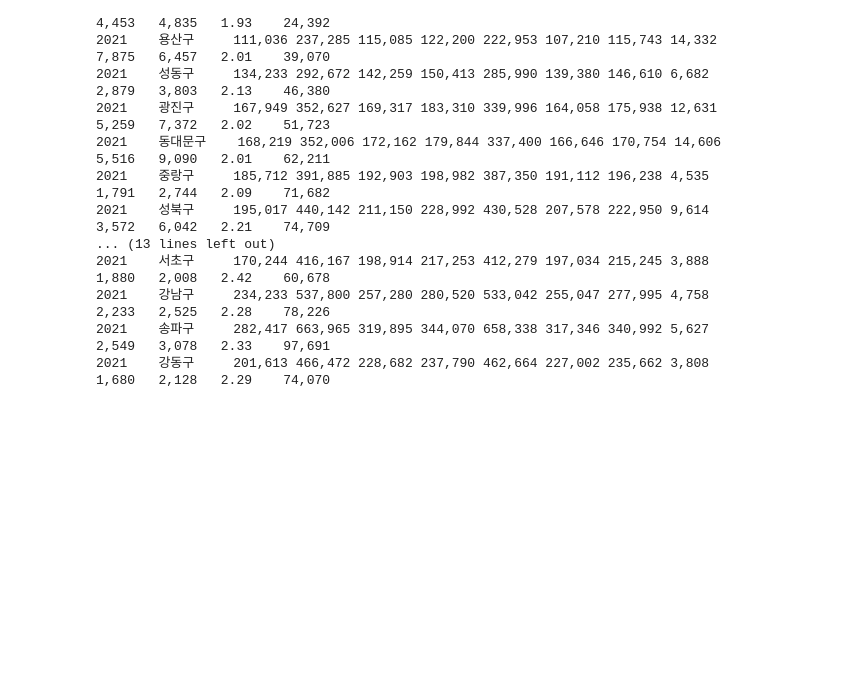
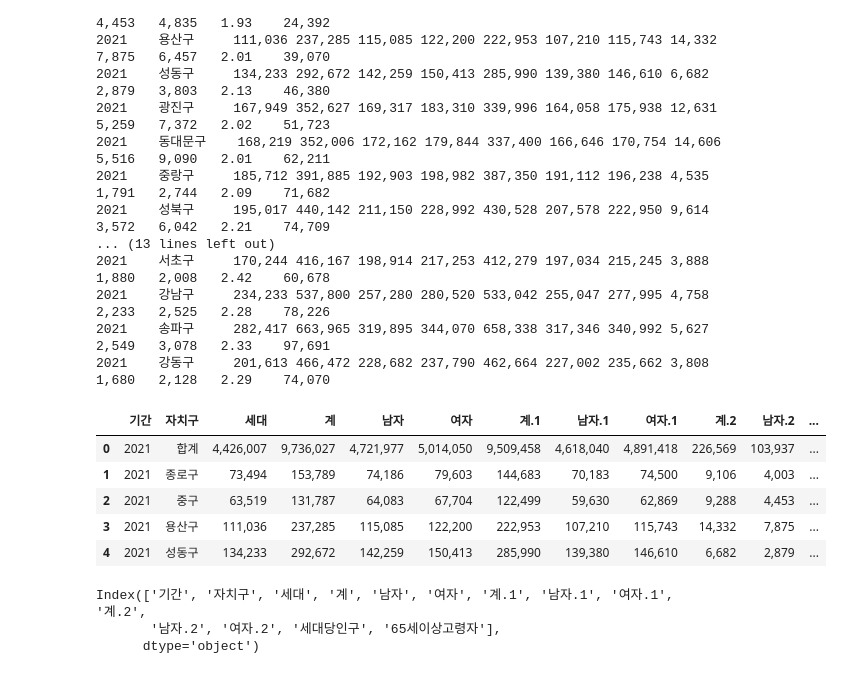
Before and after one commit to wowgang/DataAnalysis_Lecture-2023.04, a Jupyter notebook: 02.Pandas/06.zcopy.ipynb, the cells around one changed output. Cells and saved outputs as stored; diff of their text form; code cells hidden in the pictures; blank space fills up the shorter version.

```diff
--- a/02.Pandas/06.zcopy.ipynb
+++ b/02.Pandas/06.zcopy.ipynb
@@ -220,3 +224,20 @@ print(content)
 2021    강남구     234,233 537,800 257,280 280,520 533,042 255,047 277,995 4,758   2,233   2,525   2.28    78,226
 2021    송파구     282,417 663,965 319,895 344,070 658,338 317,346 340,992 5,627   2,549   3,078   2.33    97,691
 2021    강동구     201,613 466,472 228,682 237,790 462,664 227,002 235,662 3,808   1,680   2,128   2.29    74,070
+# %%
+# 파일불러오기
+pop = pd.read_csv('data/서울시인구.txt', sep='\t',skiprows=2)
+pop.head()
+# %% [output]
+|  | 기간 | 자치구 | 세대 | 계 | 남자 | 여자 | 계.1 | 남자.1 | 여자.1 | 계.2 | 남자.2 | ... |
+| 0 | 2021 | 합계 | 4,426,007 | 9,736,027 | 4,721,977 | 5,014,050 | 9,509,458 | 4,618,040 | 4,891,418 | 226,569 | 103,937 | ... |
+| 1 | 2021 | 종로구 | 73,494 | 153,789 | 74,186 | 79,603 | 144,683 | 70,183 | 74,500 | 9,106 | 4,003 | ... |
+| 2 | 2021 | 중구 | 63,519 | 131,787 | 64,083 | 67,704 | 122,499 | 59,630 | 62,869 | 9,288 | 4,453 | ... |
+| 3 | 2021 | 용산구 | 111,036 | 237,285 | 115,085 | 122,200 | 222,953 | 107,210 | 115,743 | 14,332 | 7,875 | ... |
+| 4 | 2021 | 성동구 | 134,233 | 292,672 | 142,259 | 150,413 | 285,990 | 139,380 | 146,610 | 6,682 | 2,879 | ... |
+# %%
+pop.columns
+# %% [output]
+Index(['기간', '자치구', '세대', '계', '남자', '여자', '계.1', '남자.1', '여자.1', '계.2',
+       '남자.2', '여자.2', '세대당인구', '65세이상고령자'],
+      dtype='object')
```
Also changed, not shown: parts of 12 cells of this notebook, 6 other files.
